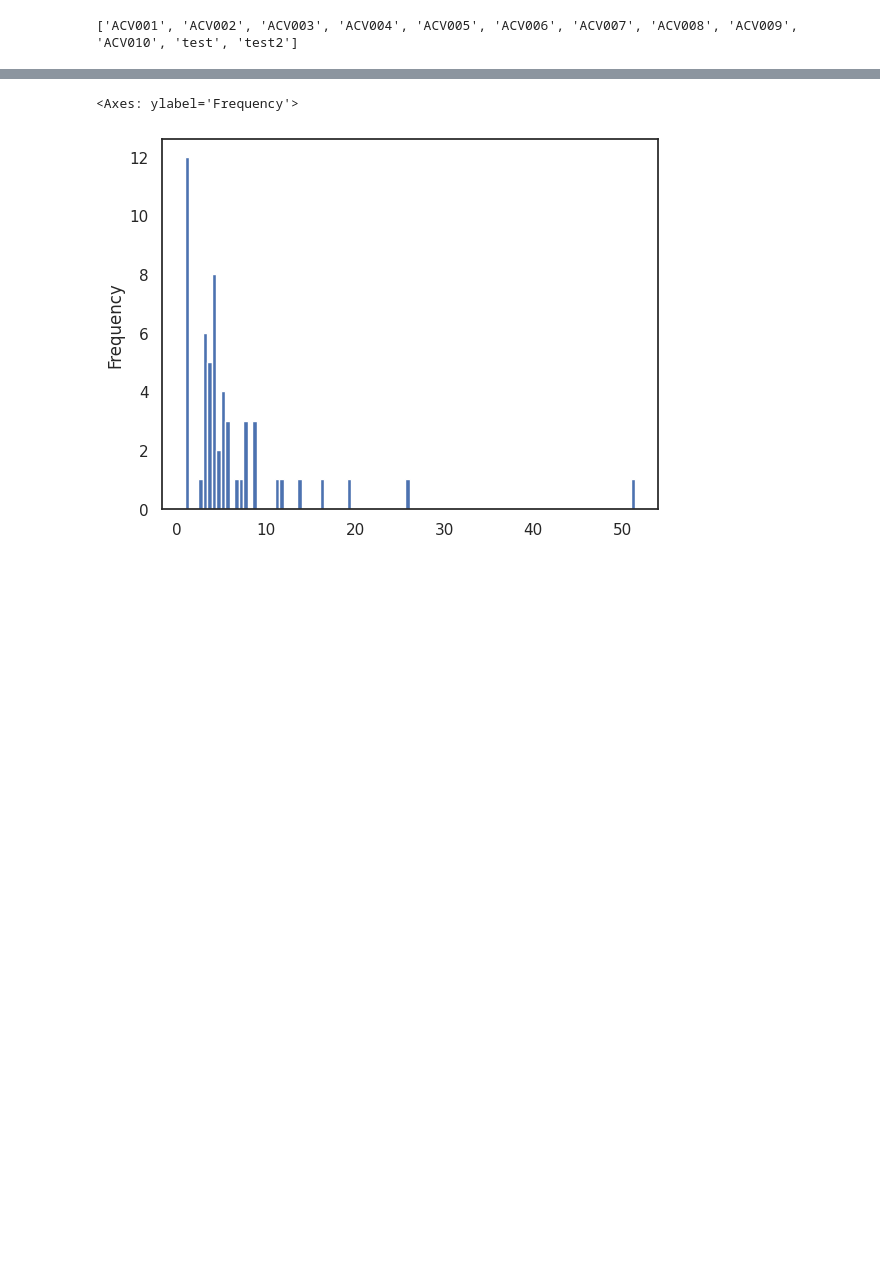
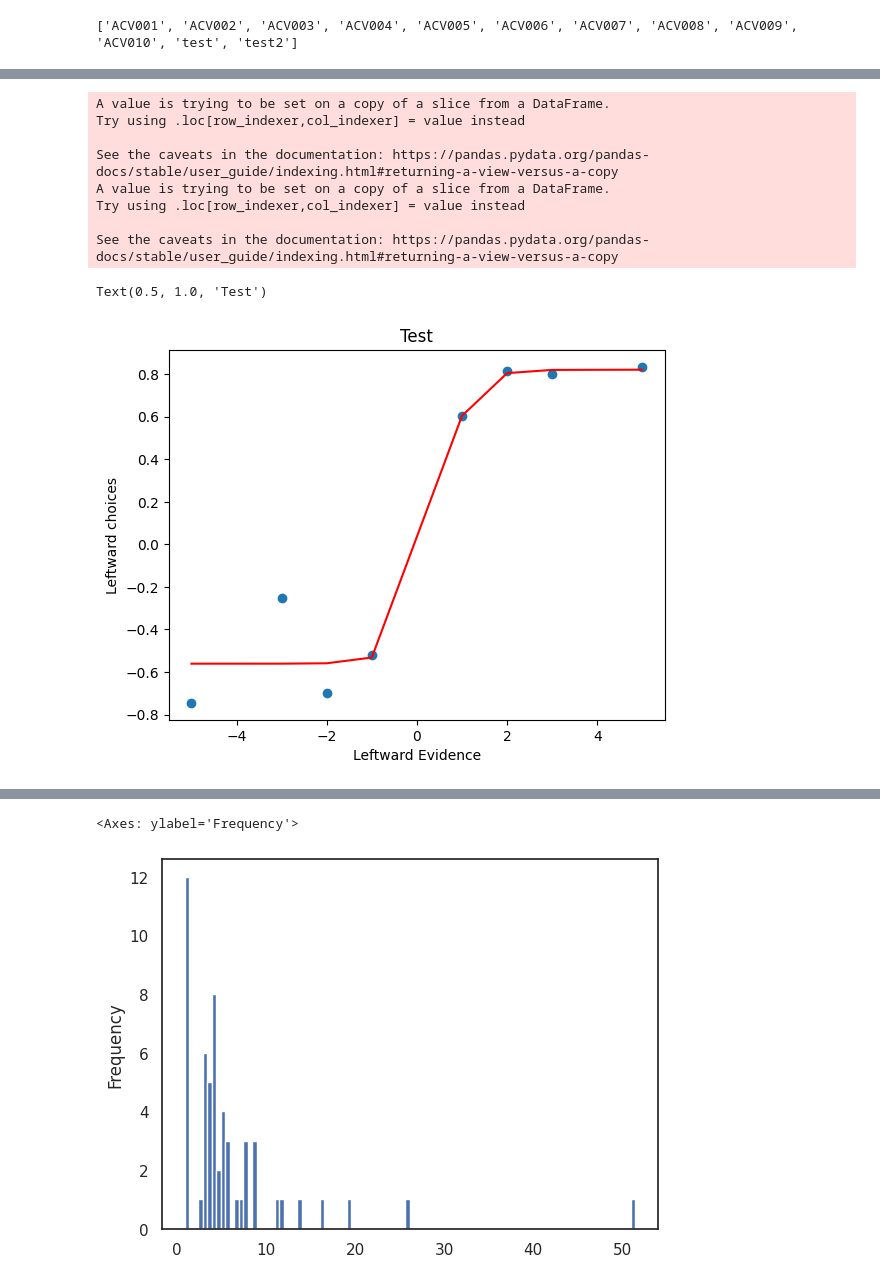
Before and after one commit to LearningCircuitsLab/lecilab-behavior-analysis, a Jupyter notebook: lecilab_behavior_analysis/plot_testing.ipynb, the cells around one changed output, grey strips where cells are left out. Saved outputs shown, nothing was run; the diff lists cells and outputs as text; code cells hidden in the pictures; blank space fills up the shorter version.

```diff
--- a/lecilab_behavior_analysis/plot_testing.ipynb
+++ b/lecilab_behavior_analysis/plot_testing.ipynb
@@ -85,0 +100,27 @@ fig = session_summary_figure(sdf, mouse, perf_window=15, width=10, height=5)
+# %%
+df_test = df.dropna(subset = ['visual_stimulus'])
+# %%
+leftward_evidence_test, leftward_choices_test = dft.get_performance_by_difficulty_test(df_test)
+
+def sigmoid(x, a, b, c, d):
+    return a / (1 + np.exp(-b * (x - c))) + d
+
+popt_test, _ = curve_fit(sigmoid, leftward_evidence_test, leftward_choices_test, maxfev=10000)
+y_fit_test = sigmoid(np.array(leftward_evidence_test), *popt_test)
+
+plt.scatter(leftward_evidence_test, leftward_choices_test, marker='o')
+plt.plot(leftward_evidence_test, y_fit_test, color='red', label='fit')
+plt.xlabel('Leftward Evidence')
+plt.ylabel('Leftward choices')
+plt.title('Test')
+# %% [output]
+A value is trying to be set on a copy of a slice from a DataFrame.
+Try using .loc[row_indexer,col_indexer] = value instead
+
+See the caveats in the documentation: https://pandas.pydata.org/pandas-docs/stable/user_guide/indexing.html#returning-a-view-versus-a-copy
+A value is trying to be set on a copy of a slice from a DataFrame.
+Try using .loc[row_indexer,col_indexer] = value instead
+
+See the caveats in the documentation: https://pandas.pydata.org/pandas-docs/stable/user_guide/indexing.html#returning-a-view-versus-a-copy
+Text(0.5, 1.0, 'Test')
+[figure, added]
```
Also changed, not shown: parts of 9 cells of this notebook, 1 other file.
